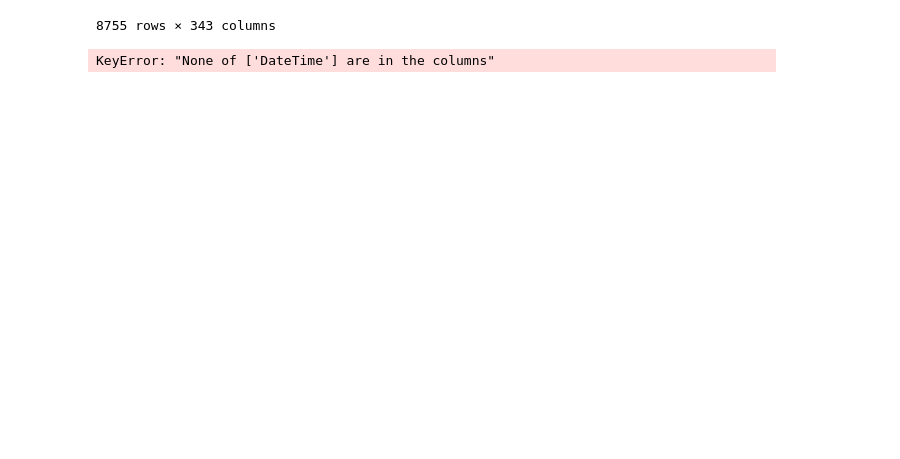
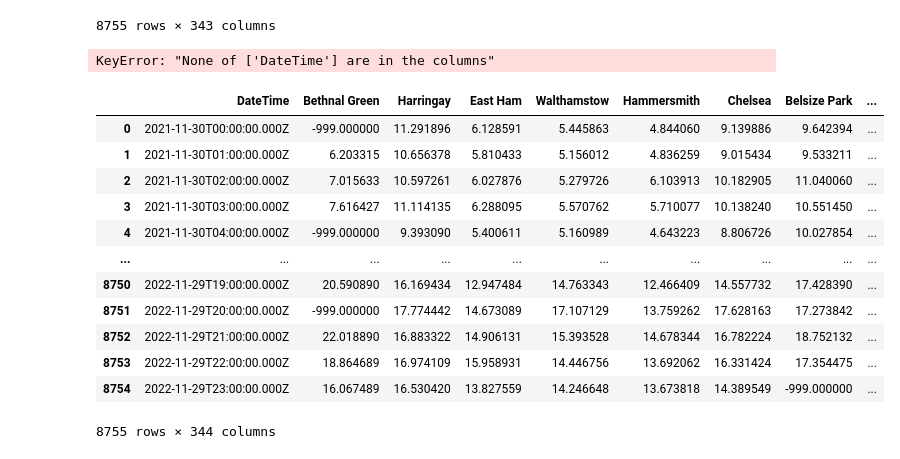
Before and after one commit to dereksgithub/cusp_london_2024, a Jupyter notebook: wrangling_part2.ipynb, the cells around one changed output. Saved outputs shown, nothing was run; the diff lists cells and outputs as text; code cells hidden in the pictures; blank space fills up the shorter version.

```diff
--- a/wrangling_part2.ipynb
+++ b/wrangling_part2.ipynb
@@ -203,0 +206,18 @@ KeyError: "None of ['DateTime'] are in the columns"
+# %%
+air_df_time_series = pd.read_csv('air_nov30_2021_to_nov30_2022_output_borough.csv')
+# %%
+air_df_time_series
+# %% [output]
+|  | DateTime | Bethnal Green | Harringay | East Ham | Walthamstow | Hammersmith | Chelsea | Belsize Park | ... |
+| 0 | 2021-11-30T00:00:00.000Z | -999.000000 | 11.291896 | 6.128591 | 5.445863 | 4.844060 | 9.139886 | 9.642394 | ... |
+| 1 | 2021-11-30T01:00:00.000Z | 6.203315 | 10.656378 | 5.810433 | 5.156012 | 4.836259 | 9.015434 | 9.533211 | ... |
+| 2 | 2021-11-30T02:00:00.000Z | 7.015633 | 10.597261 | 6.027876 | 5.279726 | 6.103913 | 10.182905 | 11.040060 | ... |
+| 3 | 2021-11-30T03:00:00.000Z | 7.616427 | 11.114135 | 6.288095 | 5.570762 | 5.710077 | 10.138240 | 10.551450 | ... |
+| 4 | 2021-11-30T04:00:00.000Z | -999.000000 | 9.393090 | 5.400611 | 5.160989 | 4.643223 | 8.806726 | 10.027854 | ... |
+| ... | ... | ... | ... | ... | ... | ... | ... | ... | ... |
+| 8750 | 2022-11-29T19:00:00.000Z | 20.590890 | 16.169434 | 12.947484 | 14.763343 | 12.466409 | 14.557732 | 17.428390 | ... |
+| 8751 | 2022-11-29T20:00:00.000Z | -999.000000 | 17.774442 | 14.673089 | 17.107129 | 13.759262 | 17.628163 | 17.273842 | ... |
+| 8752 | 2022-11-29T21:00:00.000Z | 22.018890 | 16.883322 | 14.906131 | 15.393528 | 14.678344 | 16.782224 | 18.752132 | ... |
+| 8753 | 2022-11-29T22:00:00.000Z | 18.864689 | 16.974109 | 15.958931 | 14.446756 | 13.692062 | 16.331424 | 17.354475 | ... |
+| 8754 | 2022-11-29T23:00:00.000Z | 16.067489 | 16.530420 | 13.827559 | 14.246648 | 13.673818 | 14.389549 | -999.000000 | ... |
+8755 rows × 344 columns
```
Also changed, not shown: parts of 1 cell of this notebook, 5 other files.
